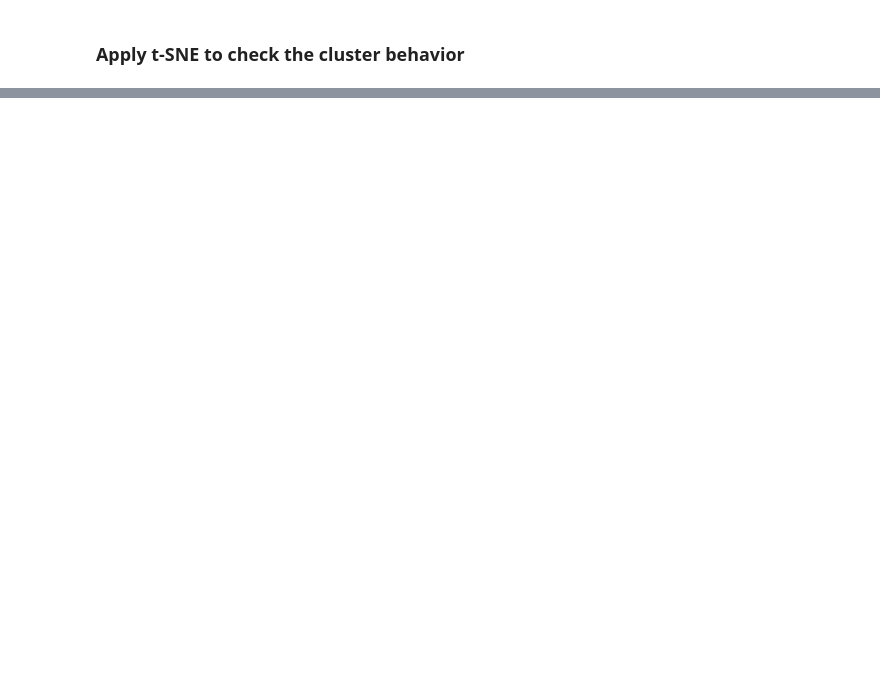
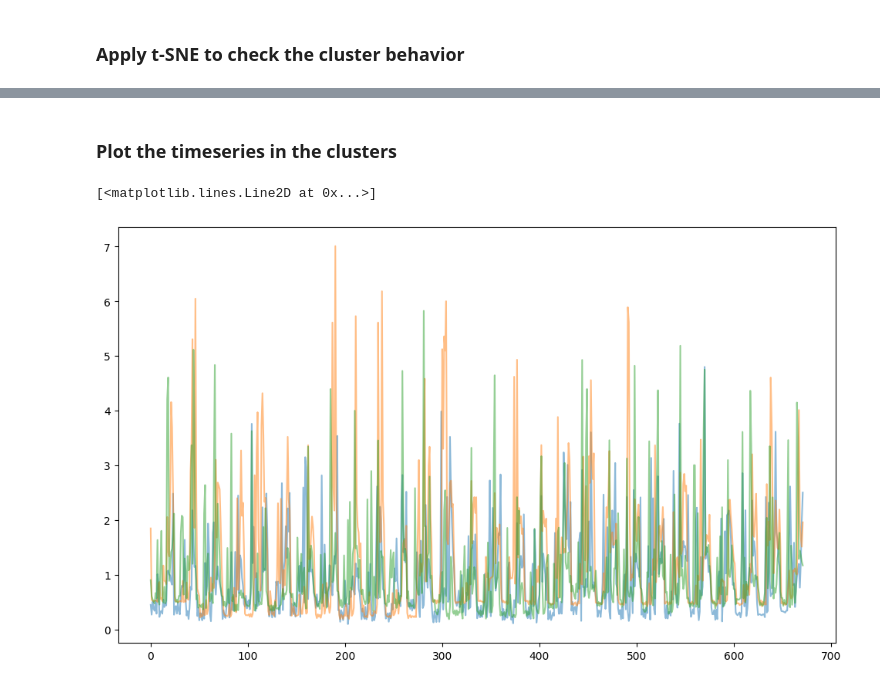
Before and after one commit to FLEX4AI/TRAIL24, a Jupyter notebook: centralized experiments/test_new_clustering.ipynb, the cells around one changed output, grey strips where cells are left out. Cells and saved outputs as stored; diff of their text form; code cells hidden in the pictures; blank space fills up the shorter version.

```diff
--- a/centralized experiments/test_new_clustering.ipynb
+++ b/centralized experiments/test_new_clustering.ipynb
@@ -463,0 +590,16 @@ fig.show()
+# %% [markdown]
+### Plot the timeseries in the clusters
+# %%
+# Purple cluster
+
+start = 10
+start_week = 168*10
+weeklength = 168*4
+
+plt.figure(figsize=(12,7))
+plt.plot(df_pivoted.loc[revert_umap_projection_2D(0.0, 0.0)][1+start_week:start_week+weeklength+1].values, alpha=0.5)
+plt.plot(df_pivoted.loc[revert_umap_projection_2D(-2.5, 2.0)][1+start_week:start_week+weeklength+1].values, alpha=0.5)
+plt.plot(df_pivoted.loc[revert_umap_projection_2D(-2.5, -2.0)][1+start_week:start_week+weeklength+1].values, alpha=0.5)
+# %% [output]
+[<matplotlib.lines.Line2D at 0x...>]
+[figure, added]
```
Also changed, not shown: parts of 18 cells of this notebook, 3 other files.
